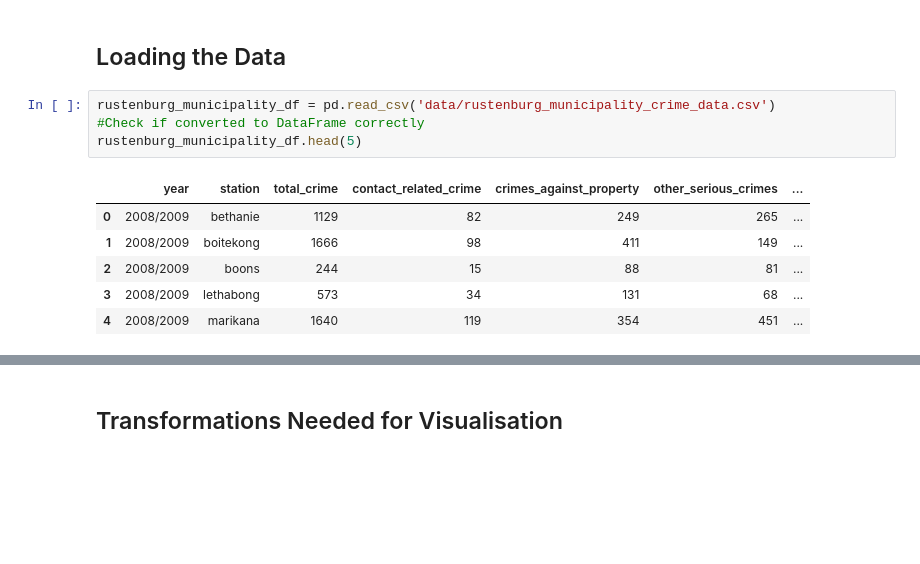
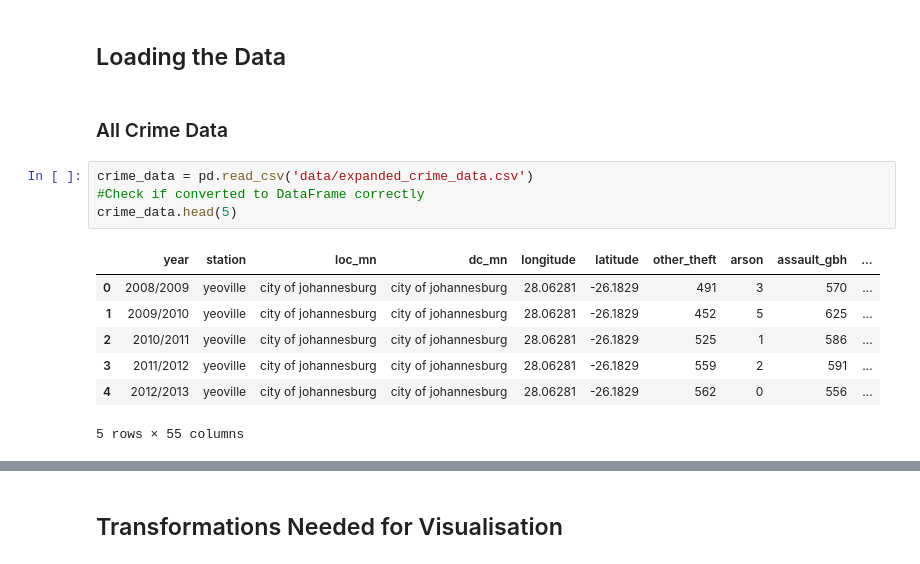
Before and after one commit to letho-skhosana/Crime-Commissions-and-Citizen-Reporting, a Jupyter notebook: NB03-Charts.ipynb, the cells around one changed output, grey strips where cells are left out. Drawn from its saved outputs; the diff is of its cells as text; blank space fills up the shorter version.

```diff
--- a/NB03-Charts.ipynb
+++ b/NB03-Charts.ipynb
@@ -19,14 +18,17 @@ import pandas as pd
 import seaborn as sns
 # %% [markdown]
 ## Loading the Data
+# %% [markdown]
+### All Crime Data
 # %%
-rustenburg_municipality_df = pd.read_csv('data/rustenburg_municipality_crime_data.csv')
+crime_data = pd.read_csv('data/expanded_crime_data.csv')
 #Check if converted to DataFrame correctly
-rustenburg_municipality_df.head(5)
+crime_data.head(5)
 # %% [output]
-|  | year | station | total_crime | contact_related_crime | crimes_against_property | other_serious_crimes | ... |
-| 0 | 2008/2009 | bethanie | 1129 | 82 | 249 | 265 | ... |
-| 1 | 2008/2009 | boitekong | 1666 | 98 | 411 | 149 | ... |
-| 2 | 2008/2009 | boons | 244 | 15 | 88 | 81 | ... |
-| 3 | 2008/2009 | lethabong | 573 | 34 | 131 | 68 | ... |
-| 4 | 2008/2009 | marikana | 1640 | 119 | 354 | 451 | ... |
+|  | year | station | loc_mn | dc_mn | longitude | latitude | other_theft | arson | assault_gbh | ... |
+| 0 | 2008/2009 | yeoville | city of johannesburg | city of johannesburg | 28.06281 | -26.1829 | 491 | 3 | 570 | ... |
+| 1 | 2009/2010 | yeoville | city of johannesburg | city of johannesburg | 28.06281 | -26.1829 | 452 | 5 | 625 | ... |
+| 2 | 2010/2011 | yeoville | city of johannesburg | city of johannesburg | 28.06281 | -26.1829 | 525 | 1 | 586 | ... |
+| 3 | 2011/2012 | yeoville | city of johannesburg | city of johannesburg | 28.06281 | -26.1829 | 559 | 2 | 591 | ... |
+| 4 | 2012/2013 | yeoville | city of johannesburg | city of johannesburg | 28.06281 | -26.1829 | 562 | 0 | 556 | ... |
+5 rows × 55 columns
```
Also changed, not shown: parts of 10 cells of this notebook, 19 other files.
